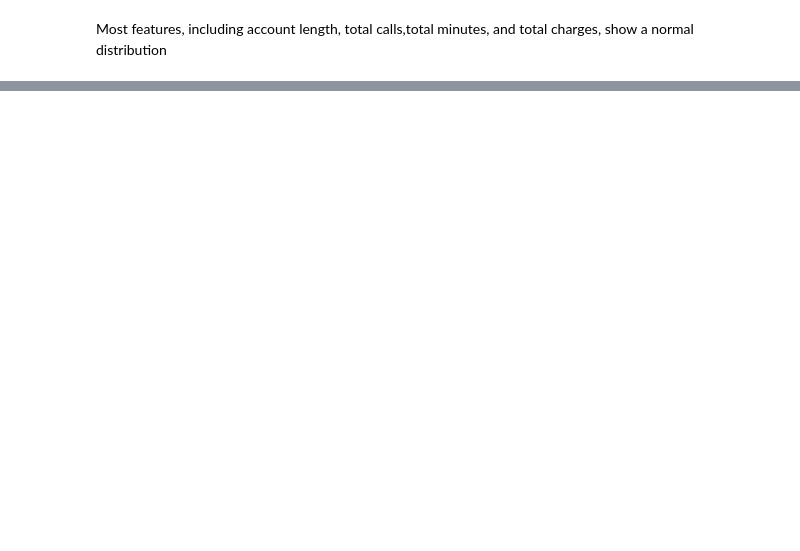
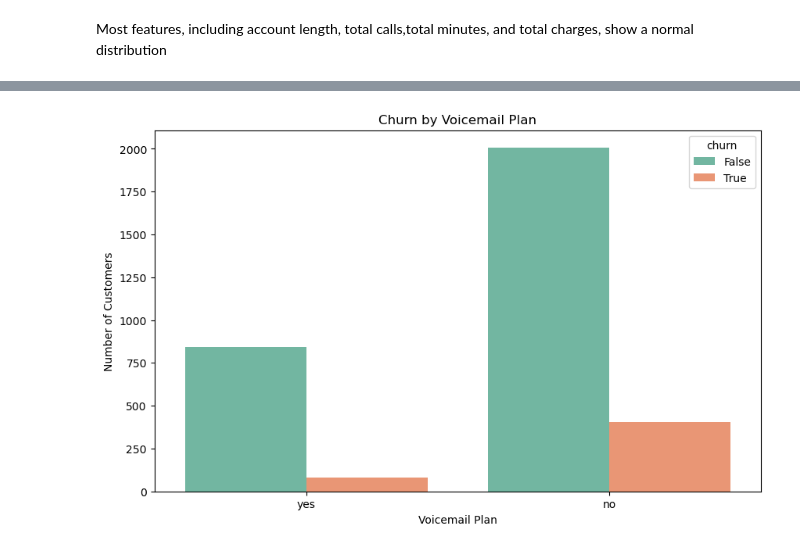
Before and after one commit to Limo-Vincent/Group_9_Phase_3_project, a Jupyter notebook: jupyter_notebook.ipynb, the cells around one changed output, grey strips where cells are left out. Drawn from its saved outputs; the diff is of its cells as text; code cells hidden in the pictures; blank space fills up the shorter version.

```diff
--- a/jupyter_notebook.ipynb
+++ b/jupyter_notebook.ipynb
@@ -313,0 +287,10 @@ Churn vs customer service calls
+# %%
+# Bar plot to show the relationship between voicemail plan and churn
+plt.figure(figsize = (10, 6))
+sns.countplot(x = 'voice mail plan', hue = data['churn'].astype(str), data = data, palette = 'Set2')
+plt.title("Churn by Voicemail Plan")
+plt.xlabel("Voicemail Plan")
+plt.ylabel("Number of Customers")
+plt.show();
+# %% [output]
+[figure, added]
```
Also changed, not shown: parts of 36 cells of this notebook.
